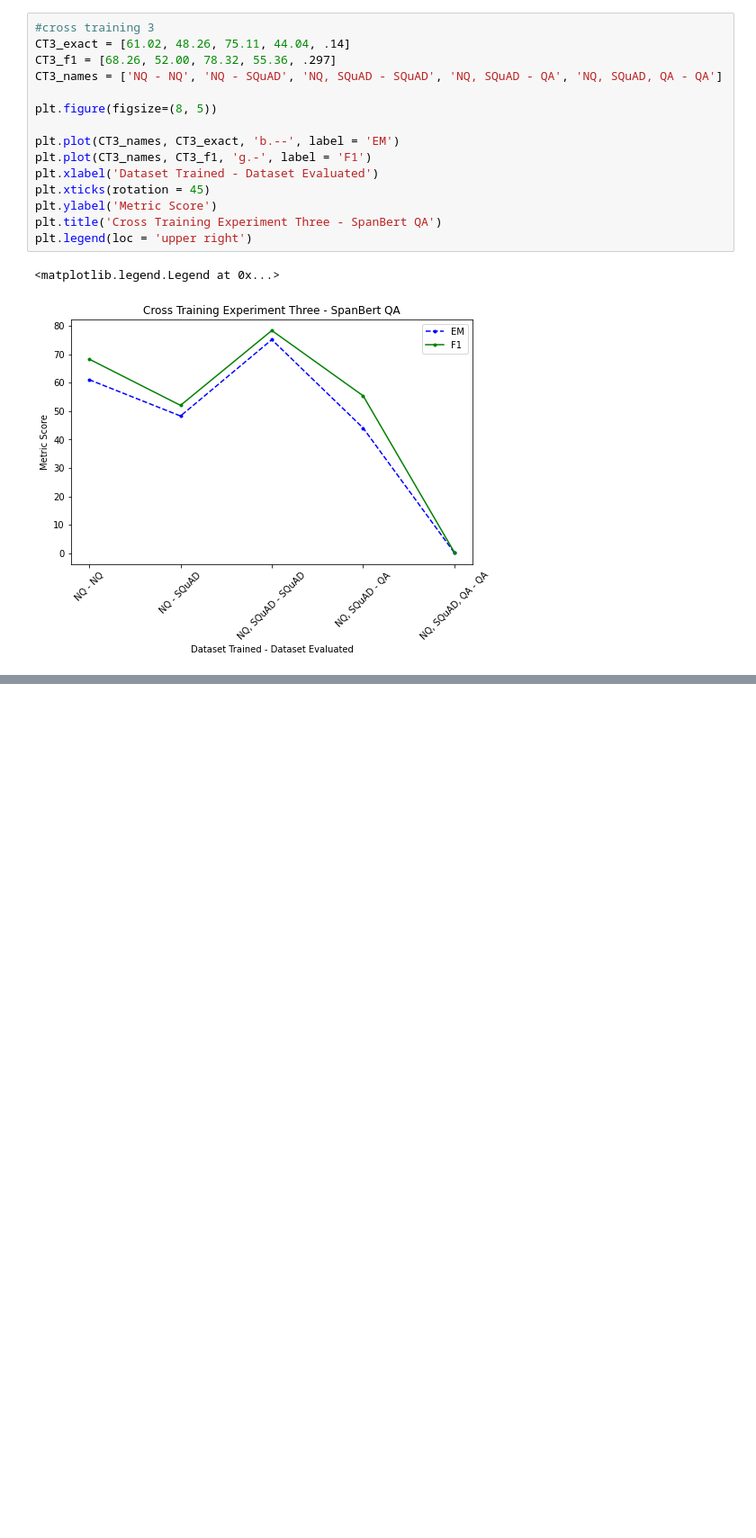
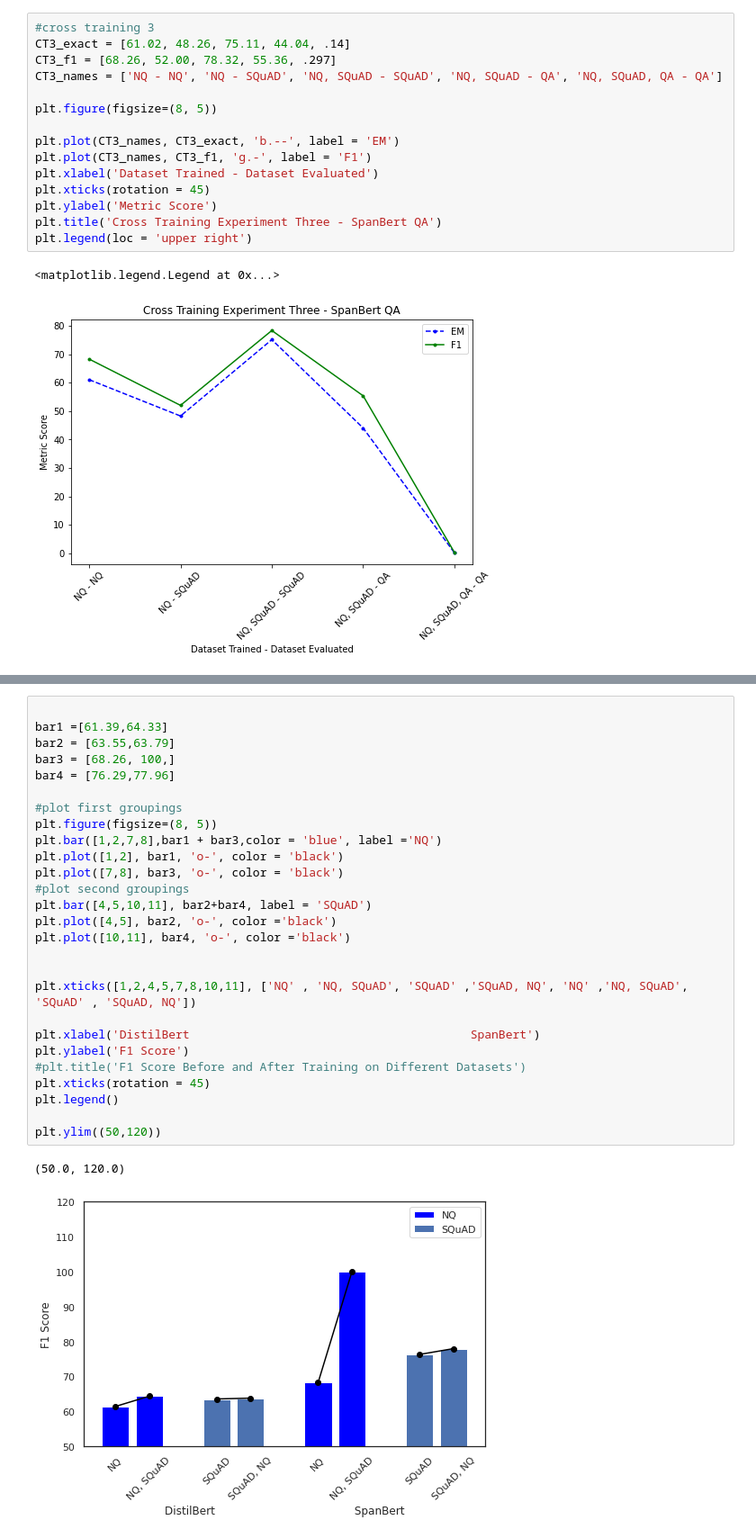
Before and after one commit to fidelianawar/W266-NLP-Final-BertTransferLearning, a Jupyter notebook: W266_Results_Viz.ipynb, the cells around one changed output, grey strips where cells are left out. Shown at 90% size. Cells and saved outputs as stored; diff of their text form; blank space fills up the shorter version.

```diff
--- a/W266_Results_Viz.ipynb
+++ b/W266_Results_Viz.ipynb
@@ -59,0 +134,30 @@ plt.legend(loc = 'upper right')
+# %%
+
+bar1 =[61.39,64.33]
+bar2 = [63.55,63.79]
+bar3 = [68.26, 100,]
+bar4 = [76.29,77.96]
+
+#plot first groupings
+plt.figure(figsize=(8, 5))
+plt.bar([1,2,7,8],bar1 + bar3,color = 'blue', label ='NQ')
+plt.plot([1,2], bar1, 'o-', color = 'black')
+plt.plot([7,8], bar3, 'o-', color = 'black')
+#plot second groupings
+plt.bar([4,5,10,11], bar2+bar4, label = 'SQuAD')
+plt.plot([4,5], bar2, 'o-', color ='black')
+plt.plot([10,11], bar4, 'o-', color ='black')
+
+
+plt.xticks([1,2,4,5,7,8,10,11], ['NQ' , 'NQ, SQuAD', 'SQuAD' ,'SQuAD, NQ', 'NQ' ,'NQ, SQuAD', 'SQuAD' , 'SQuAD, NQ'])
+
+plt.xlabel('DistilBert                                        SpanBert')
+plt.ylabel('F1 Score')
+#plt.title('F1 Score Before and After Training on Different Datasets')
+plt.xticks(rotation = 45)
+plt.legend()
+
+plt.ylim((50,120))
+# %% [output]
+(50.0, 120.0)
+[figure, added]
```
Also changed, not shown: parts of 3 cells of this notebook.
